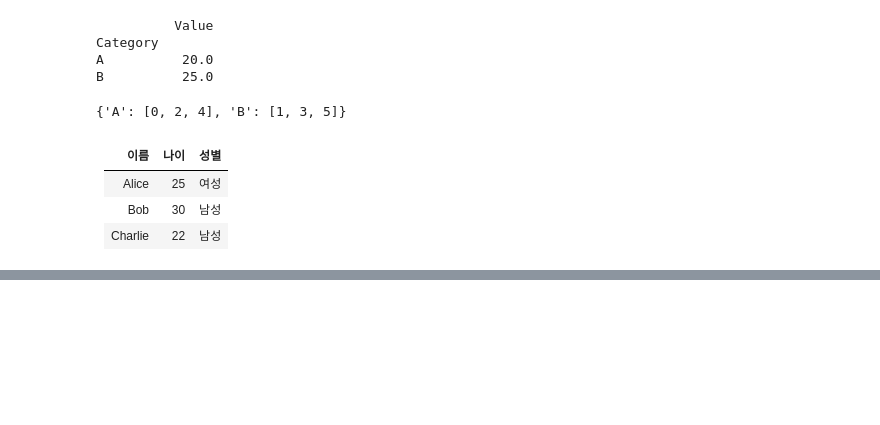
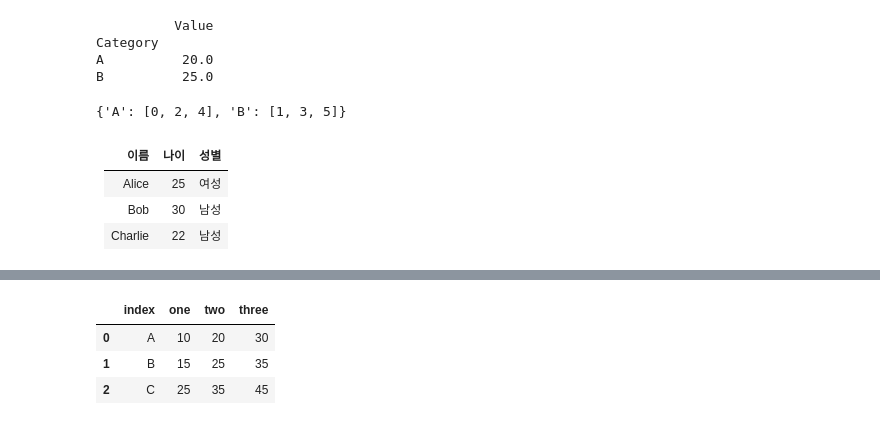
Before and after one commit to wordnbeing/sessac_visualproject, a Jupyter notebook: exeam.ipynb, the cells around one changed output, grey strips where cells are left out. Saved outputs shown, nothing was run; the diff lists cells and outputs as text; code cells hidden in the pictures; blank space fills up the shorter version.

```diff
--- a/exeam.ipynb
+++ b/exeam.ipynb
@@ -163,0 +478,15 @@ grouped.groups
+# %%
+# 데이터 생성
+categories1 = ['A', 'B', 'C']
+values1 = [[10, 20, 30],[15, 25, 35],[25, 35, 45]]
+categories2 = ['X', 'Y', 'Z']
+values2 = [15, 25, 35]
+
+df = pd.DataFrame(values1, index=categories1, columns=['one', 'two', 'three'])
+df = df.reset_index()
+df
+# %% [output]
+|  | index | one | two | three |
+| 0 | A | 10 | 20 | 30 |
+| 1 | B | 15 | 25 | 35 |
+| 2 | C | 25 | 35 | 45 |
```
Also changed, not shown: parts of 25 cells of this notebook, 40 other files.
